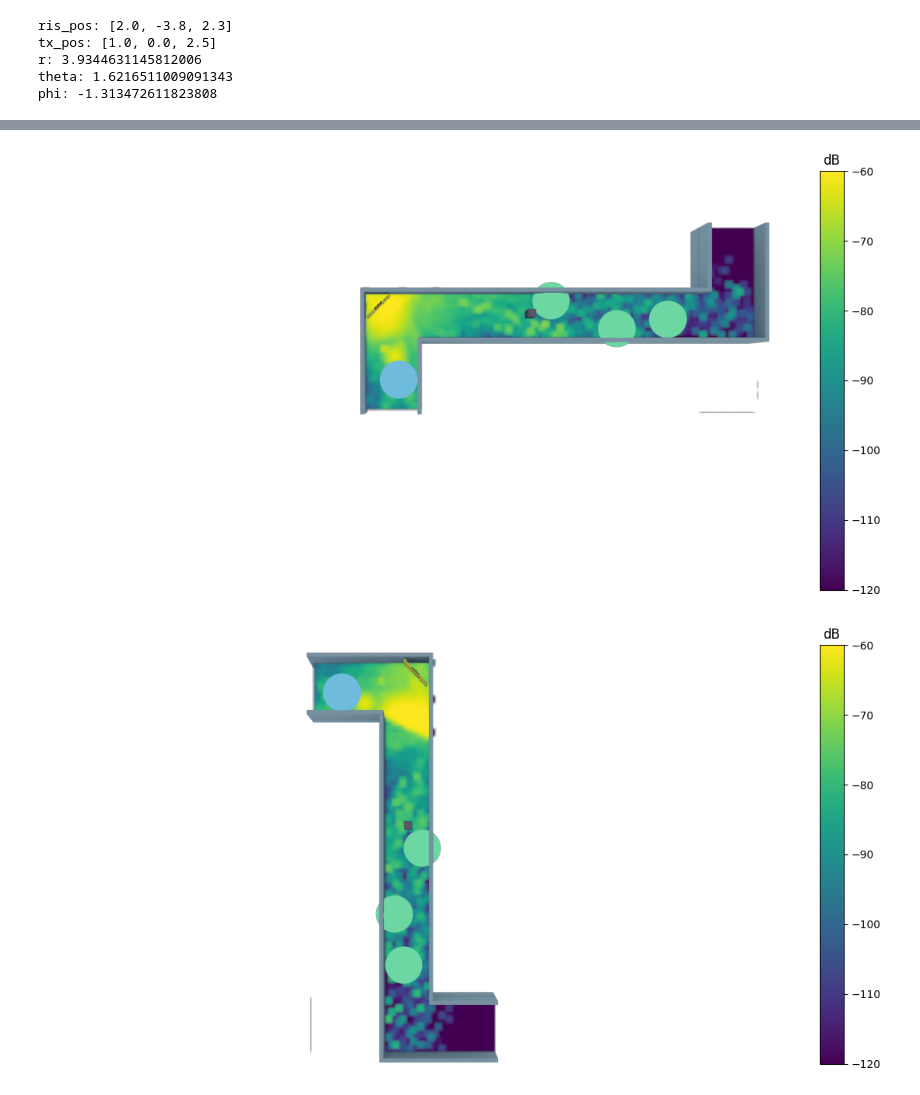
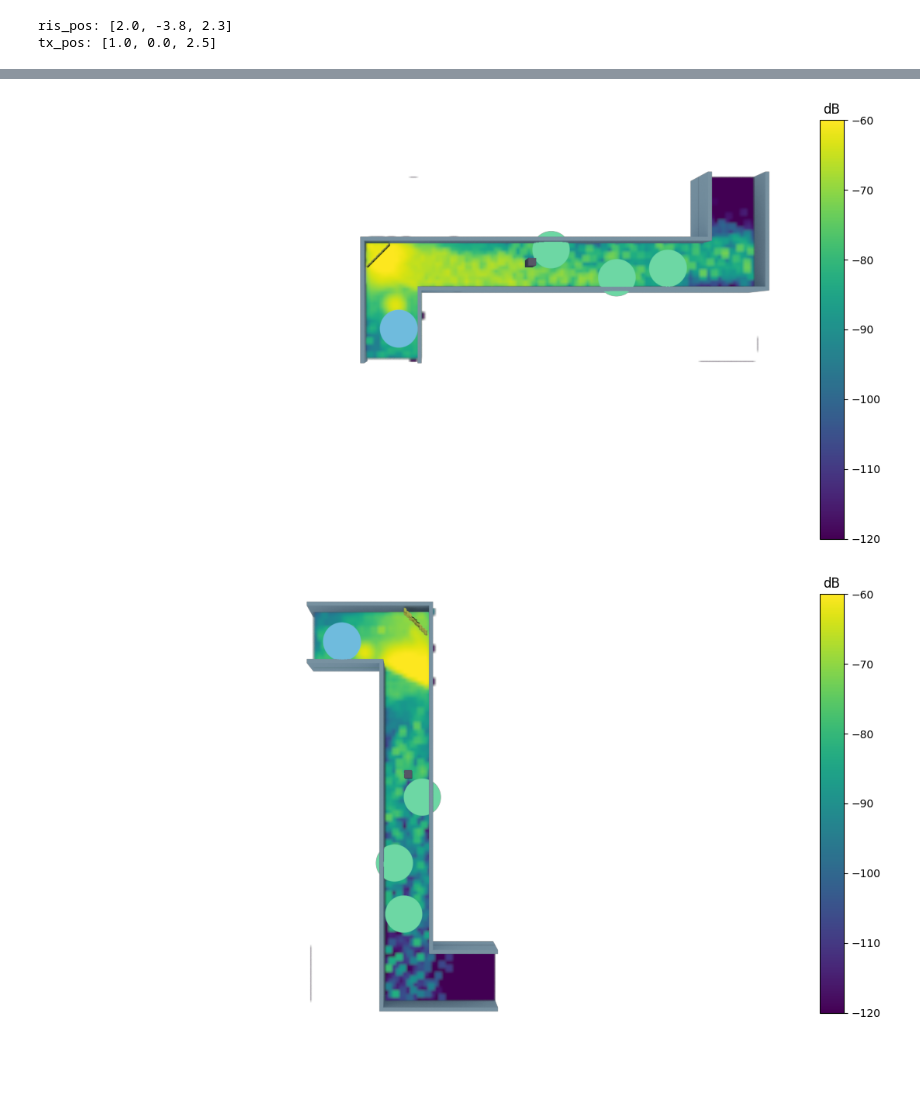
Before and after one commit to hieutrungle/saris, a Jupyter notebook: notebooks/example.ipynb, the cells around one changed output, grey strips where cells are left out. Drawn from its saved outputs; the diff is of its cells as text; code cells hidden in the pictures; blank space fills up the shorter version.

Commit message:
change rot_angle

```diff
--- a/notebooks/example.ipynb
+++ b/notebooks/example.ipynb
@@ -21,56 +29,50 @@ viz_scene_path = "/home/hieule/research/saris/local_assets/blender/hallway_L_0/i
 sionna_config['cam_look_at'] = [0.0, 0.0, 0.0]
 sionna_config['cam_position'] = [0.0, 0.01, 50.0]
 # %%
-def sign(num):
-    return -1 if num < 0 else 1
+def compute_rot_angle(pt1: list, pt2: list):
+    """Compute the rotation angles for vector pt1 to pt2."""
+    x = pt2[0] - pt1[0]
+    y = pt2[1] - pt1[1]
+    z = pt2[2] - pt1[2]
 
-def compute_rot_angle(
-    tile_center: list,
-    pt: list
-) :
-    """Compute the rotation angles for the tile.
-    return: (r, theta, phi)
-        `r`: distance from the tile center to a point
-        `theta`: rotation in y-axis
-        `phi`: rotation in z-axis
-    """
-    x = tile_center[0] - pt[0]
-    y = tile_center[1] - pt[1]
-    z = tile_center[2] - pt[2]
+    return cartesian2spherical(x, y, z)
 
+
+def cartesian2spherical(x: float, y: float, z: float):
     r = math.sqrt(x**2 + y**2 + z**2)
-    theta = math.acos(z / r)  # rotation in y-axis
-    phi = sign(y) * math.acos(x / math.sqrt(x**2 + y**2))  # rotation in z-axis
+    theta = math.atan2(y, x)
+    phi = math.acos(z / r)
+    return r, theta, phi
 
-    return (r, theta, phi)
+
+def spherical2cartesian(r: float, theta: float, phi: float):
+    x = r * math.sin(phi) * math.cos(theta)
+    y = r * math.sin(phi) * math.sin(theta)
+    z = r * math.cos(phi)
+    return x, y, z
+
 
 ris_pos = sionna_config['ris_positions'][0]
 tx_pos = sionna_config['tx_positions'][0]
 
 print(f"ris_pos: {ris_pos}")
 print(f"tx_pos: {tx_pos}")
 
-r, theta, phi = compute_rot_angle(ris_pos, tx_pos)
+r, theta, phi = compute_rot_angle(tx_pos, ris_pos)
 
-print(f"r: {r}")
-print(f"theta: {theta}")
-print(f"phi: {phi}")
 
-sionna_config['tx_orientations'] = [[phi, math.pi/2 - theta, 0.0]]
+sionna_config['tx_orientations'] = [[theta, math.pi/2 - phi, 0.0]]
 sig_cmap = sigmap.engine.SignalCoverageMap(
     sionna_config, compute_scene_path, viz_scene_path
 )
 coverage_map = sig_cmap.compute_cmap()
 scene = sig_cmap.render(coverage_map)
 scene.preview(show_orientations=True)
 # %% [output]
 ris_pos: [2.0, -3.8, 2.3]
 tx_pos: [1.0, 0.0, 2.5]
-r: 3.9344631145812006
-theta: 1.6216511009091343
-phi: -1.313472611823808
 [interactive output not drawn]
-[figure, old version]
+[figure, new version]
 # %%
 sionna_config['tx_orientations'] = [[-115.0, 0.0, 0.0]]
 sig_cmap = sigmap.engine.SignalCoverageMap(
```
Also changed, not shown: parts of 2 cells of this notebook.
